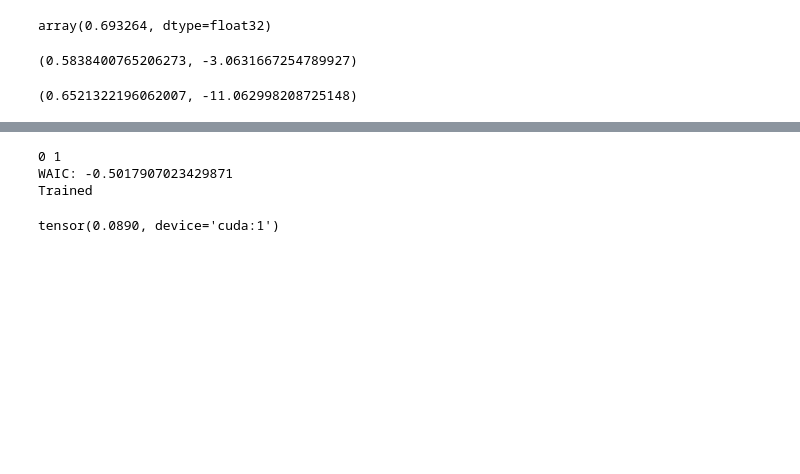
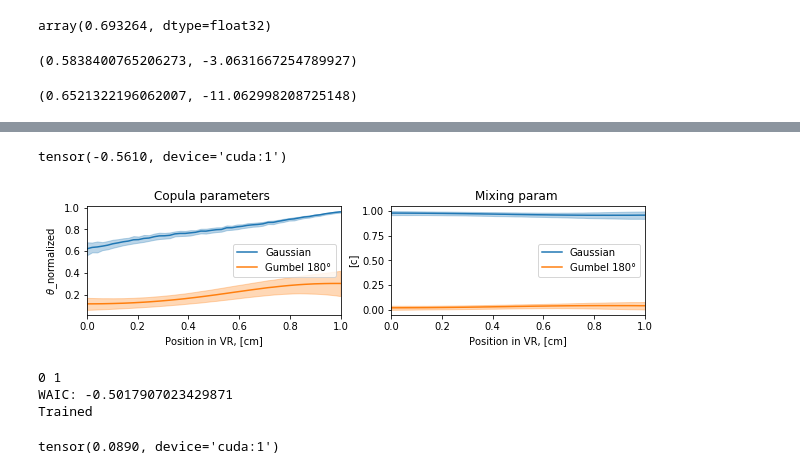
Before and after one commit to NinelK/CopulaGP, a Jupyter notebook: notebooks/vine/Benchmark_Gauss.ipynb, the cells around one changed output, grey strips where cells are left out. Saved outputs shown, nothing was run; the diff lists cells and outputs as text; code cells hidden in the pictures; blank space fills up the shorter version.

```diff
--- a/notebooks/vine/Benchmark_Gauss.ipynb
+++ b/notebooks/vine/Benchmark_Gauss.ipynb
@@ -82,3 +94,26 @@ KeyboardInterrupt:
+# %%
+likelihoodTU = [bvcopula.IndependenceCopula_Likelihood(),
+                bvcopula.GaussianCopula_Likelihood(),
+                bvcopula.GumbelCopula_Likelihood(rotation='0°'),
+                bvcopula.GumbelCopula_Likelihood(rotation='180°')] # True unconditional
+likelihoodC =  [bvcopula.GaussianCopula_Likelihood(),
+                bvcopula.GumbelCopula_Likelihood(rotation='180°')]
+likelihoodU =  [bvcopula.GaussianCopula_Likelihood(),
+                bvcopula.GumbelCopula_Likelihood(rotation='0°'),
+                bvcopula.GumbelCopula_Likelihood(rotation='180°')] #0.5096
+
+
+samples = torch.tensor(transformed_y[:,[0,1]]).clamp(0.001,0.999).float().to(device)
+waic, model = bvcopula.infer(likelihoodC,train_x,samples,device=device) #[torch.randperm(NSamp)]
+waic
+# %% [output]
+tensor(-0.5610, device='cuda:1')
+# %%
+fig, ax = plt.subplots(1,2,figsize=(10,2))
+
+utils.Plot_MixModel_Param_MCMC(ax,model,torch.linspace(0,1,50,device=device),np.linspace(0,1,50),particles=200)
+# %% [output]
+[figure, added]
 # %%
 #redirect logging here
 def train4entropy(x,y,likelihood,shuffle=False):
```
Also changed, not shown: parts of 6 cells of this notebook, 12 other files.
